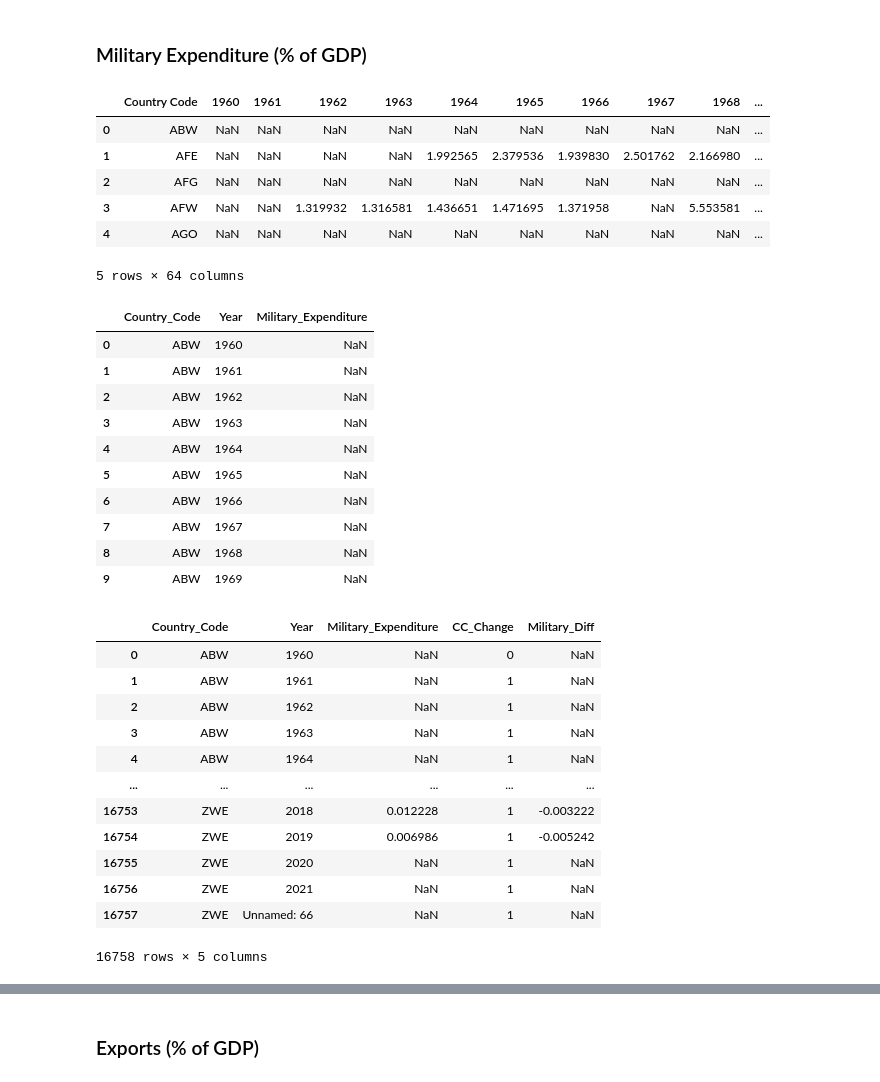
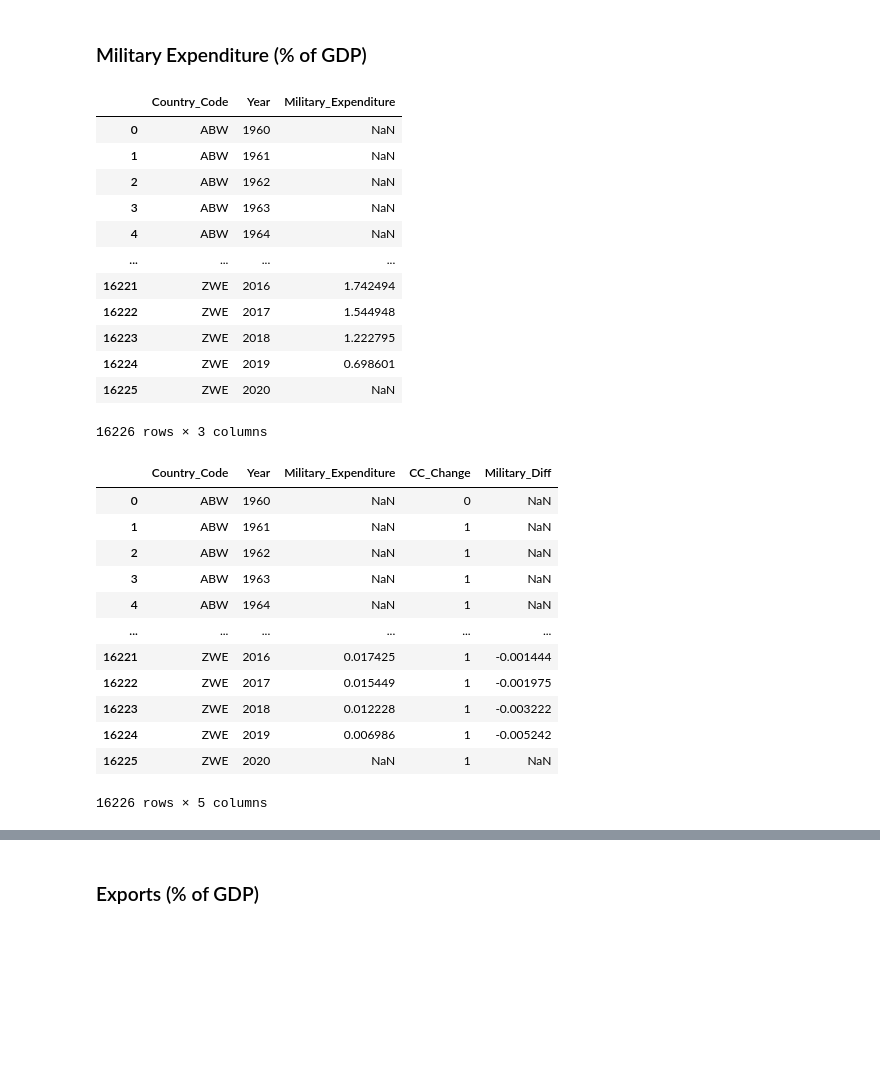
Before and after one commit to skomyshan/population_shifts, a Jupyter notebook: data_prep_db.ipynb, the cells around one changed output, grey strips where cells are left out. Cells and saved outputs as stored; diff of their text form; code cells hidden in the pictures; blank space fills up the shorter version.

```diff
--- a/data_prep_db.ipynb
+++ b/data_prep_db.ipynb
@@ -210,38 +197,26 @@ inflation_df2
 # %% [markdown]
 ### Military Expenditure (% of GDP)
-# %%
-# Load military data
-file_path = Path('resources/Military_Expenditure.csv')
-military_df = pd.read_csv(file_path, header=2)
-military_df=military_df.drop(columns=["Country Name", "Indicator Name", "Indicator Code"])
-military_df.head()
-# %% [output]
-|  | Country Code | 1960 | 1961 | 1962 | 1963 | 1964 | 1965 | 1966 | 1967 | 1968 | ... |
-| 0 | ABW | NaN | NaN | NaN | NaN | NaN | NaN | NaN | NaN | NaN | ... |
-| 1 | AFE | NaN | NaN | NaN | NaN | 1.992565 | 2.379536 | 1.939830 | 2.501762 | 2.166980 | ... |
-| 2 | AFG | NaN | NaN | NaN | NaN | NaN | NaN | NaN | NaN | NaN | ... |
-| 3 | AFW | NaN | NaN | 1.319932 | 1.316581 | 1.436651 | 1.471695 | 1.371958 | NaN | 5.553581 | ... |
-| 4 | AGO | NaN | NaN | NaN | NaN | NaN | NaN | NaN | NaN | NaN | ... |
-5 rows × 64 columns
 # %%
 # Re-oraganize the data
-military_df2=military_df.set_index('Country Code').stack(dropna=False).reset_index().rename(columns={'Country Code':'Country_Code', 'level_1':'Year', 0:'Military_Expenditure'})
-military_df2.head(n=10)
+military_df2 = pd.read_sql('SELECT * FROM military ORDER BY country_code3, year', engine, index_col='index').set_index('country_code3').reset_index()
+military_df2.columns = ['Country_Code', 'Year', 'Military_Expenditure']
+military_df2
 # %% [output]
 |  | Country_Code | Year | Military_Expenditure |
 | 0 | ABW | 1960 | NaN |
 | 1 | ABW | 1961 | NaN |
 | 2 | ABW | 1962 | NaN |
 | 3 | ABW | 1963 | NaN |
 | 4 | ABW | 1964 | NaN |
-| 5 | ABW | 1965 | NaN |
-| 6 | ABW | 1966 | NaN |
-| 7 | ABW | 1967 | NaN |
-| 8 | ABW | 1968 | NaN |
-| 9 | ABW | 1969 | NaN |
+| ... | ... | ... | ... |
+| 16221 | ZWE | 2016 | 1.742494 |
+| 16222 | ZWE | 2017 | 1.544948 |
+| 16223 | ZWE | 2018 | 1.222795 |
+| 16224 | ZWE | 2019 | 0.698601 |
+| 16225 | ZWE | 2020 | NaN |
+16226 rows × 3 columns
 # %%
-# Order by Country_Code and Year, then set Military Expenditure column as an percentage and calculate the difference from one year to another
-military_df2.sort_values(by=['Country_Code', 'Year'])
+# set Military Expenditure column as an percentage and calculate the difference from one year to another
 
 military_df2['Military_Expenditure']=military_df2['Military_Expenditure'].div(100)
 
@@ -260,12 +235,12 @@ military_df2
 | 3 | ABW | 1963 | NaN | 1 | NaN |
 | 4 | ABW | 1964 | NaN | 1 | NaN |
 | ... | ... | ... | ... | ... | ... |
-| 16753 | ZWE | 2018 | 0.012228 | 1 | -0.003222 |
-| 16754 | ZWE | 2019 | 0.006986 | 1 | -0.005242 |
-| 16755 | ZWE | 2020 | NaN | 1 | NaN |
-| 16756 | ZWE | 2021 | NaN | 1 | NaN |
-| 16757 | ZWE | Unnamed: 66 | NaN | 1 | NaN |
+| 16221 | ZWE | 2016 | 0.017425 | 1 | -0.001444 |
+| 16222 | ZWE | 2017 | 0.015449 | 1 | -0.001975 |
+| 16223 | ZWE | 2018 | 0.012228 | 1 | -0.003222 |
+| 16224 | ZWE | 2019 | 0.006986 | 1 | -0.005242 |
+| 16225 | ZWE | 2020 | NaN | 1 | NaN |
-16758 rows × 5 columns
+16226 rows × 5 columns
 # %%
 # Remove Un-needed columns
 military_df2=military_df2.drop(columns=['Military_Expenditure', 'CC_Change'])
```
Also changed, not shown: parts of 31 cells of this notebook.
